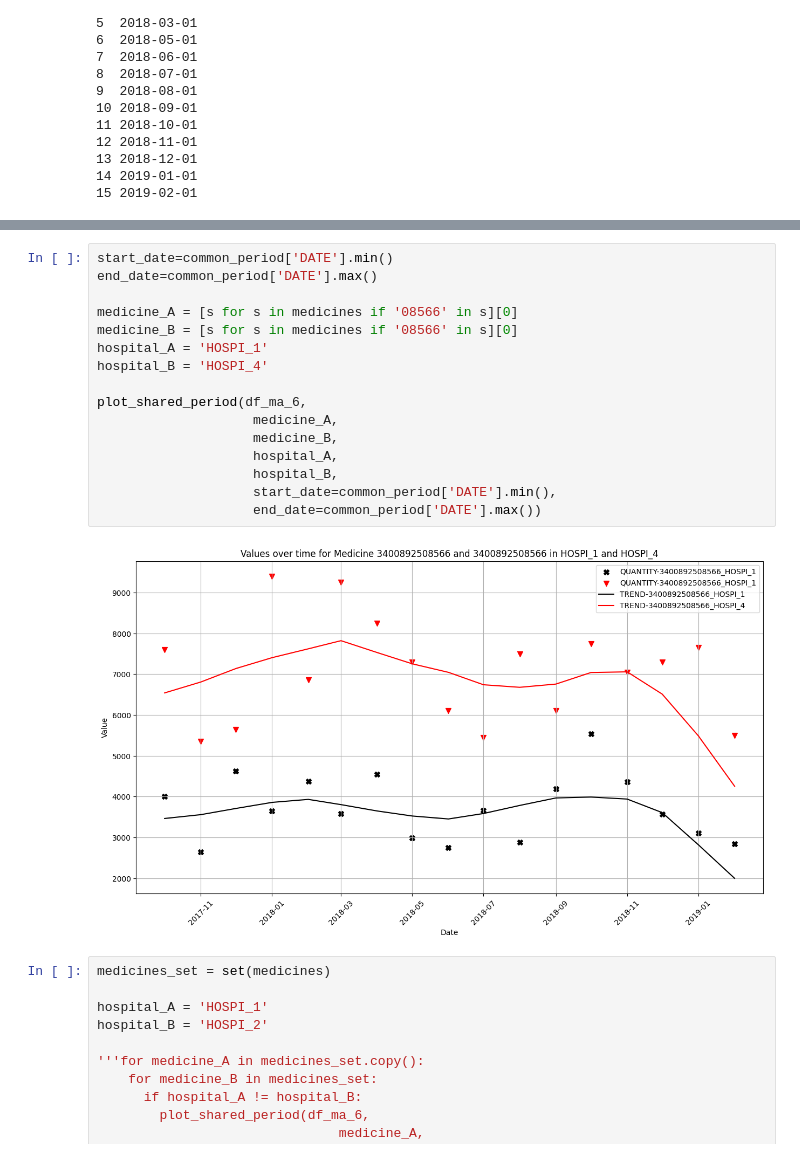
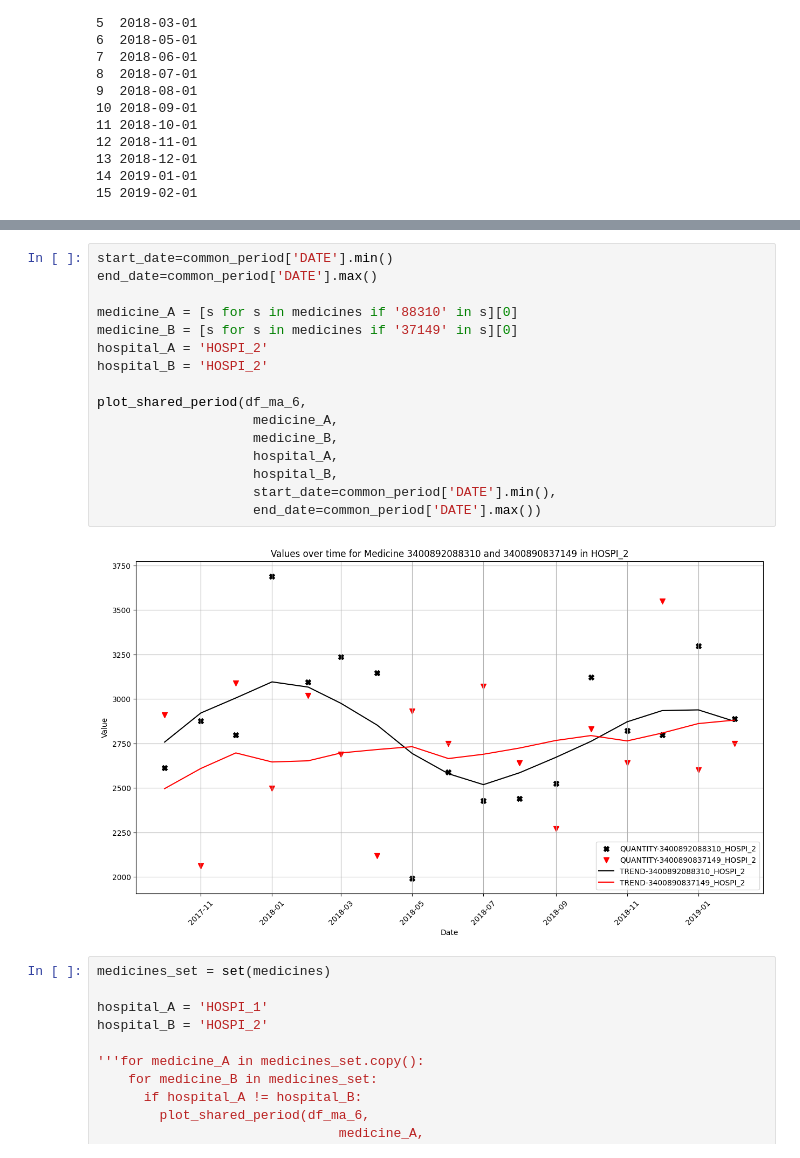
Before and after one commit to douglasmmachado/MedicineConsumption, a Jupyter notebook: notebooks/causal_method/unified_approach/tests.ipynb, the cells around one changed output, grey strips where cells are left out. Saved outputs shown, nothing was run; the diff lists cells and outputs as text.

```diff
--- a/notebooks/causal_method/unified_approach/tests.ipynb
+++ b/notebooks/causal_method/unified_approach/tests.ipynb
@@ -601,21 +601,21 @@ hospital_B = 'HOSPI_1'
 # %%
 start_date=common_period['DATE'].min()
 end_date=common_period['DATE'].max()
 
-medicine_A = [s for s in medicines if '08566' in s][0]
-medicine_B = [s for s in medicines if '08566' in s][0]
-hospital_A = 'HOSPI_1'
-hospital_B = 'HOSPI_4'
+medicine_A = [s for s in medicines if '88310' in s][0]
+medicine_B = [s for s in medicines if '37149' in s][0]
+hospital_A = 'HOSPI_2'
+hospital_B = 'HOSPI_2'
 
 plot_shared_period(df_ma_6,
                     medicine_A,
                     medicine_B,
                     hospital_A,
                     hospital_B,
                     start_date=common_period['DATE'].min(),
                     end_date=common_period['DATE'].max())
 # %% [output]
-[figure, old version]
+[figure, new version]
 # %%
 medicines_set = set(medicines)
 
```
Also changed, not shown: parts of 8 cells of this notebook.
